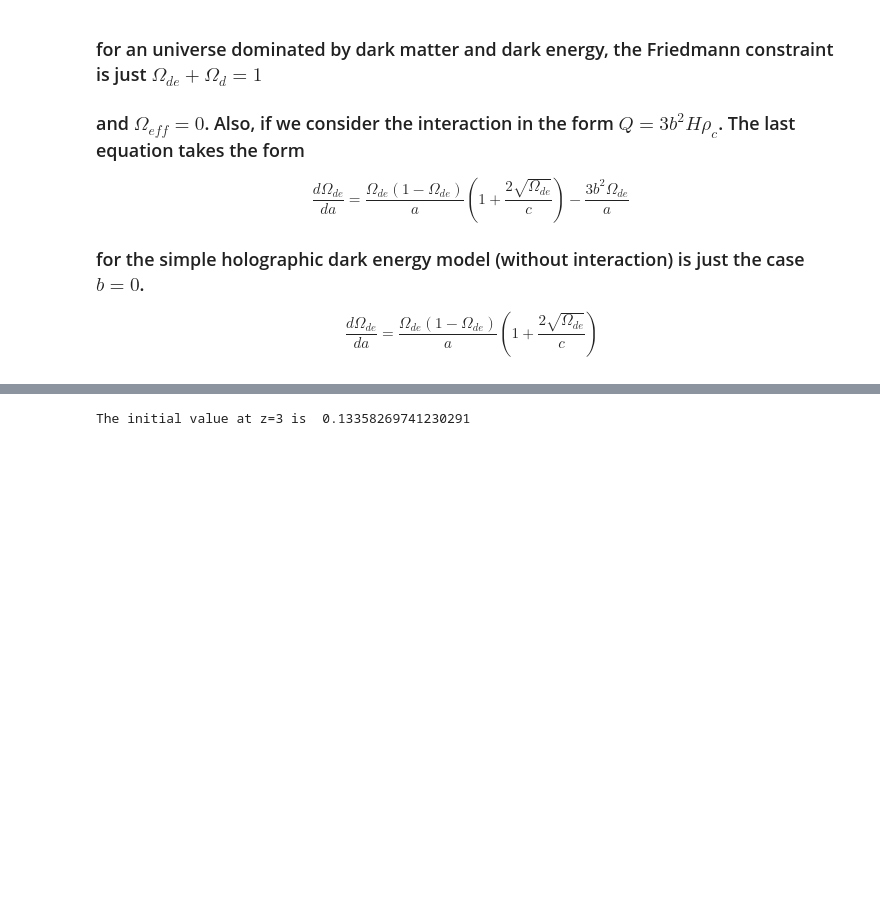
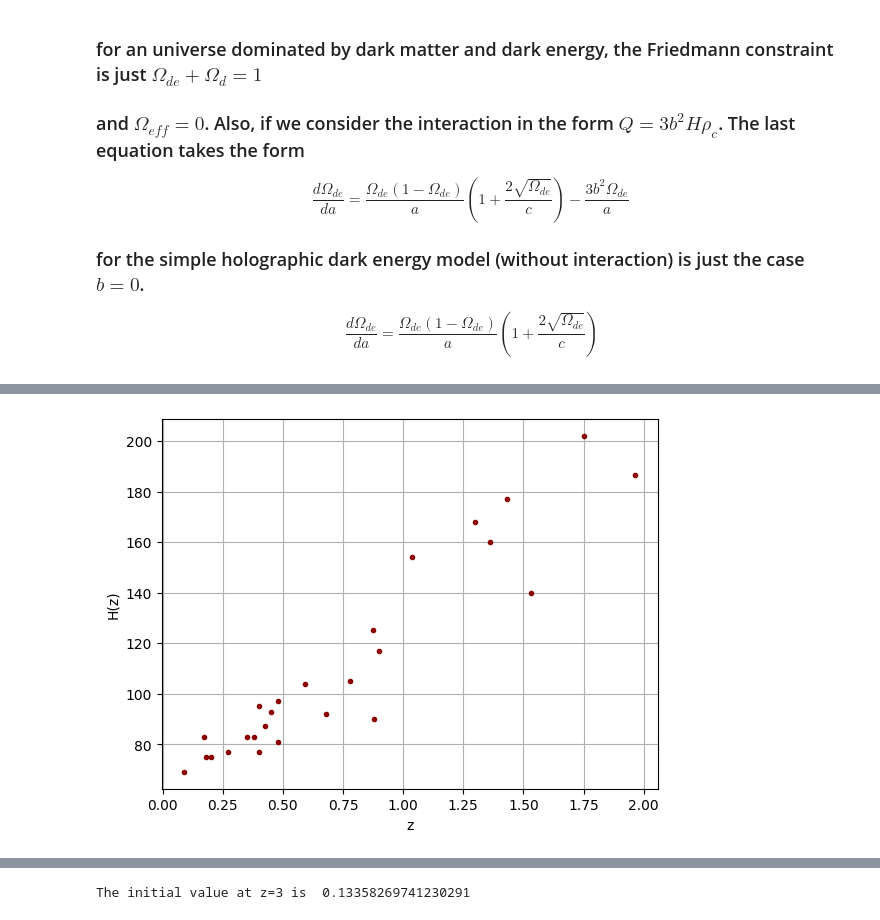
Before and after one commit to xlxnsxzpxtx/HolographicDE, a Jupyter notebook: shooting_hde.ipynb, the cells around one changed output, grey strips where cells are left out. Drawn from its saved outputs; the diff is of its cells as text; code cells hidden in the pictures; blank space fills up the shorter version.

```diff
--- a/shooting_hde.ipynb
+++ b/shooting_hde.ipynb
@@ -50,0 +110,11 @@ The initial value at z=3 is  0.08395681981319769
+# %%
+arr_hub = np.loadtxt('Hz_all.dat')
+z_obs= arr_hub[:,0]
+hub_obs = arr_hub[:,1]
+error_obs = arr_hub[:,2]
+plt.errorbar(z_obs,hub_obs, ls='', marker='.',color='darkred')
+plt.xlabel('z')
+plt.ylabel('H(z)')
+plt.grid()
+# %% [output]
+[figure, added]
```
Also changed, not shown: parts of 6 cells of this notebook, 1 other file.
